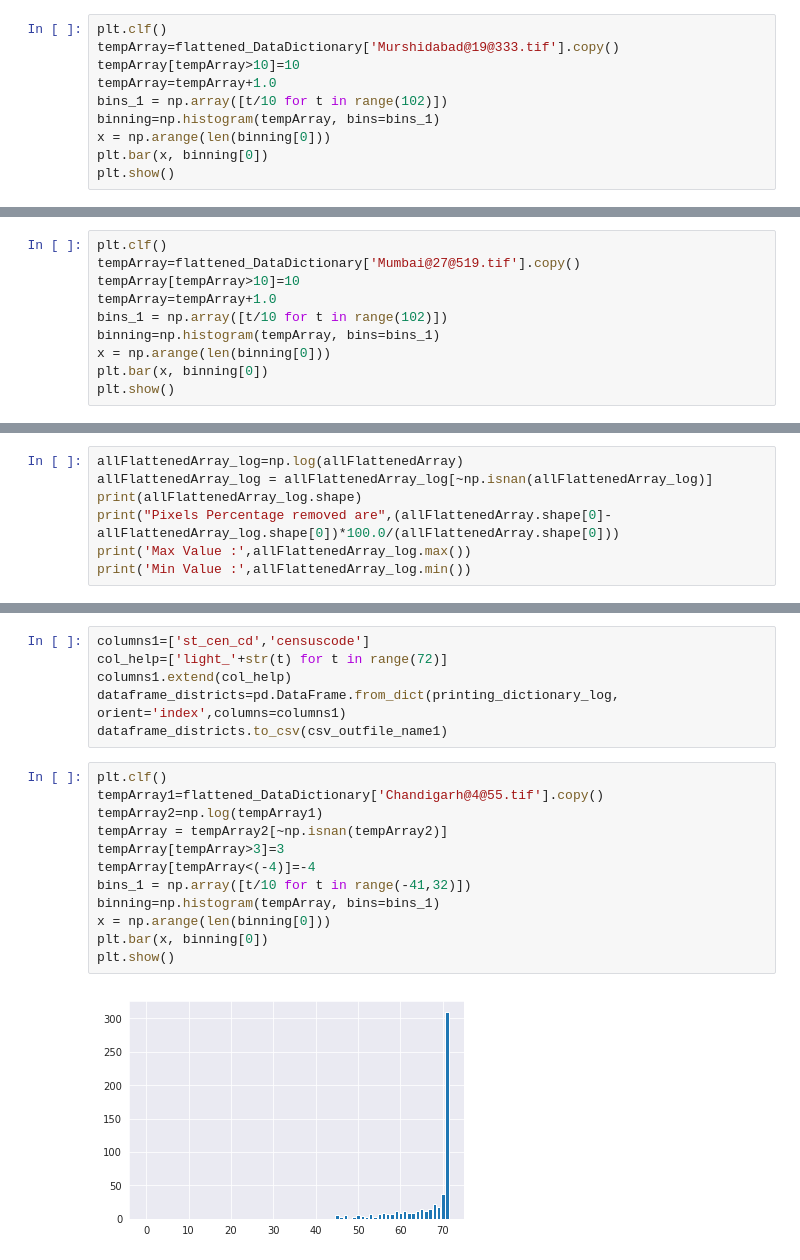
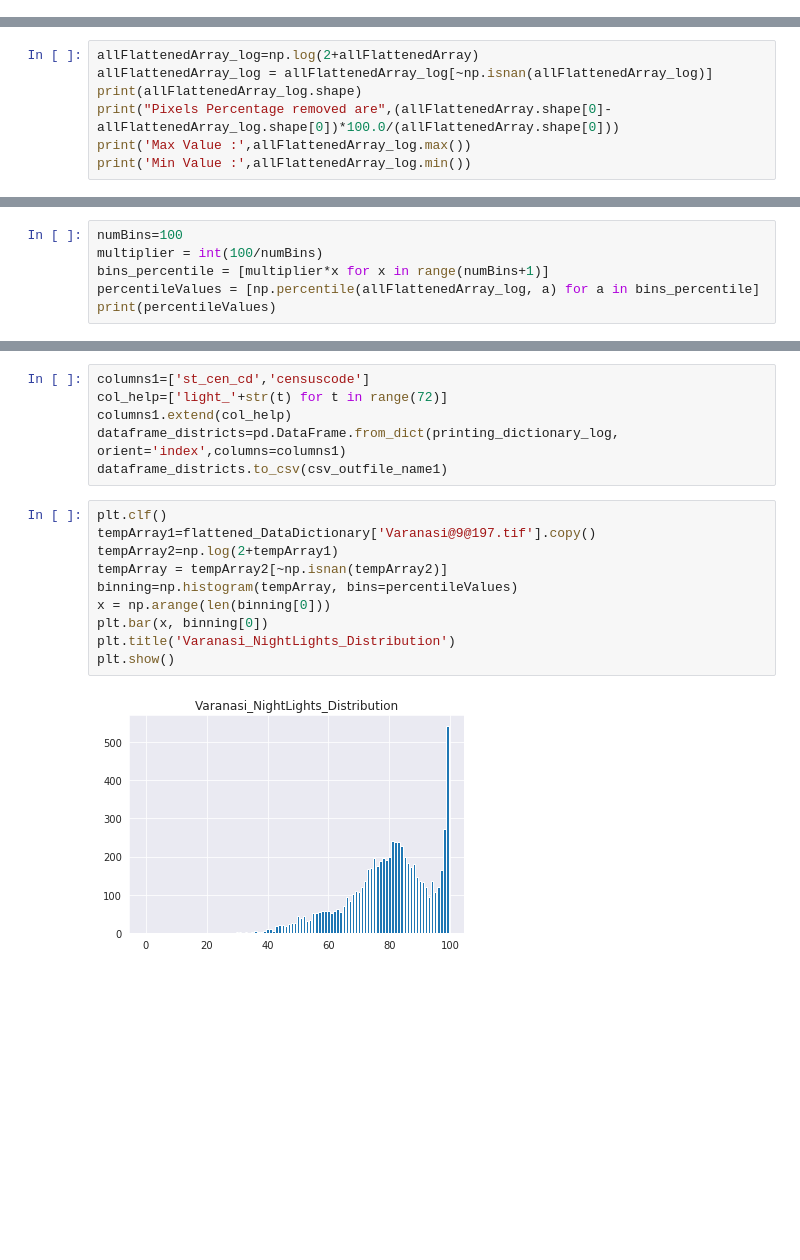
Before and after one commit to ayushgupt/landsatCNN, a Jupyter notebook: viirsDataProcessing.ipynb, the cells around one changed output, grey strips where cells are left out. Saved outputs shown, nothing was run; the diff lists cells and outputs as text; blank space fills up the shorter version.

Commit message:
add viirs bins data

```diff
--- a/viirsDataProcessing.ipynb
+++ b/viirsDataProcessing.ipynb
@@ -193,10 +76,0 @@ plt.show()
-# %%
-plt.clf()
-tempArray=flattened_DataDictionary['Murshidabad@19@333.tif'].copy()
-tempArray[tempArray>10]=10
-tempArray=tempArray+1.0
-bins_1 = np.array([t/10 for t in range(102)])
-binning=np.histogram(tempArray, bins=bins_1)
-x = np.arange(len(binning[0]))
-plt.bar(x, binning[0])
-plt.show()
@@ -205,10 +76,0 @@ plt.show()
-# %%
-plt.clf()
-tempArray=flattened_DataDictionary['Mumbai@27@519.tif'].copy()
-tempArray[tempArray>10]=10
-tempArray=tempArray+1.0
-bins_1 = np.array([t/10 for t in range(102)])
-binning=np.histogram(tempArray, bins=bins_1)
-x = np.arange(len(binning[0]))
-plt.bar(x, binning[0])
-plt.show()
@@ -223,5 +77,5 @@ allFlattenedArray.shape
 # %%
-allFlattenedArray_log=np.log(allFlattenedArray)
+allFlattenedArray_log=np.log(2+allFlattenedArray)
 allFlattenedArray_log = allFlattenedArray_log[~np.isnan(allFlattenedArray_log)]
 print(allFlattenedArray_log.shape)
 print("Pixels Percentage removed are",(allFlattenedArray.shape[0]-allFlattenedArray_log.shape[0])*100.0/(allFlattenedArray.shape[0]))
@@ -254,0 +127,6 @@ Percentage of Pixels greater than  7  is  0.0001223304702966147 %
+# %%
+numBins=100
+multiplier = int(100/numBins)
+bins_percentile = [multiplier*x for x in range(numBins+1)]
+percentileValues = [np.percentile(allFlattenedArray_log, a) for a in bins_percentile]
+print(percentileValues)
@@ -298,16 +175,14 @@ dataframe_districts=pd.DataFrame.from_dict(printing_dictionary_log, orient='inde
 dataframe_districts.to_csv(csv_outfile_name1)
 # %%
 plt.clf()
-tempArray1=flattened_DataDictionary['Chandigarh@4@55.tif'].copy()
-tempArray2=np.log(tempArray1)
+tempArray1=flattened_DataDictionary['Varanasi@9@197.tif'].copy()
+tempArray2=np.log(2+tempArray1)
 tempArray = tempArray2[~np.isnan(tempArray2)]
-tempArray[tempArray>3]=3
-tempArray[tempArray<(-4)]=-4
-bins_1 = np.array([t/10 for t in range(-41,32)])
-binning=np.histogram(tempArray, bins=bins_1)
+binning=np.histogram(tempArray, bins=percentileValues)
 x = np.arange(len(binning[0]))
 plt.bar(x, binning[0])
+plt.title('Varanasi_NightLights_Distribution')
 plt.show()
 # %% [output]
-[figure, old version]
+[figure, new version]
 # %%
```
Also changed, not shown: parts of 30 cells of this notebook.
